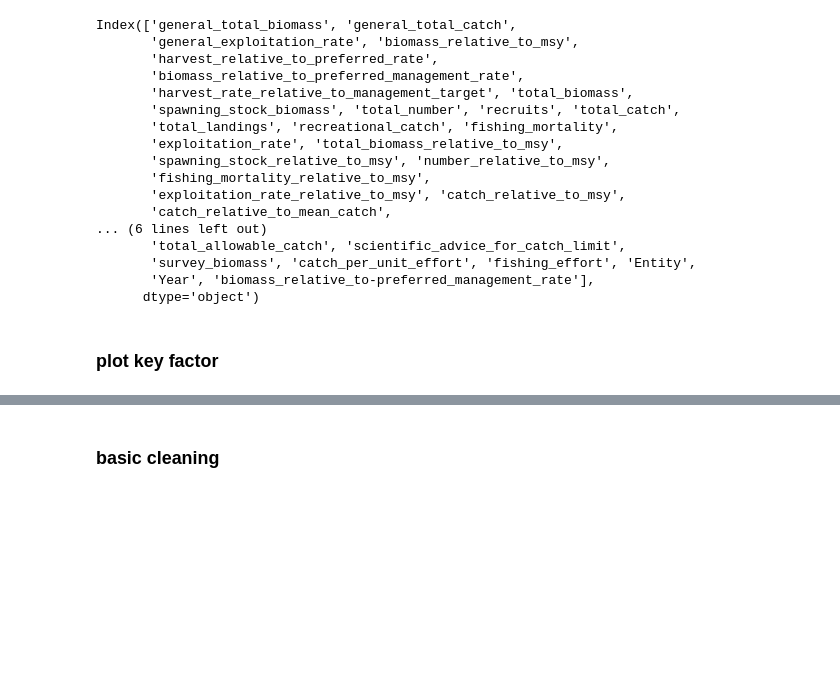
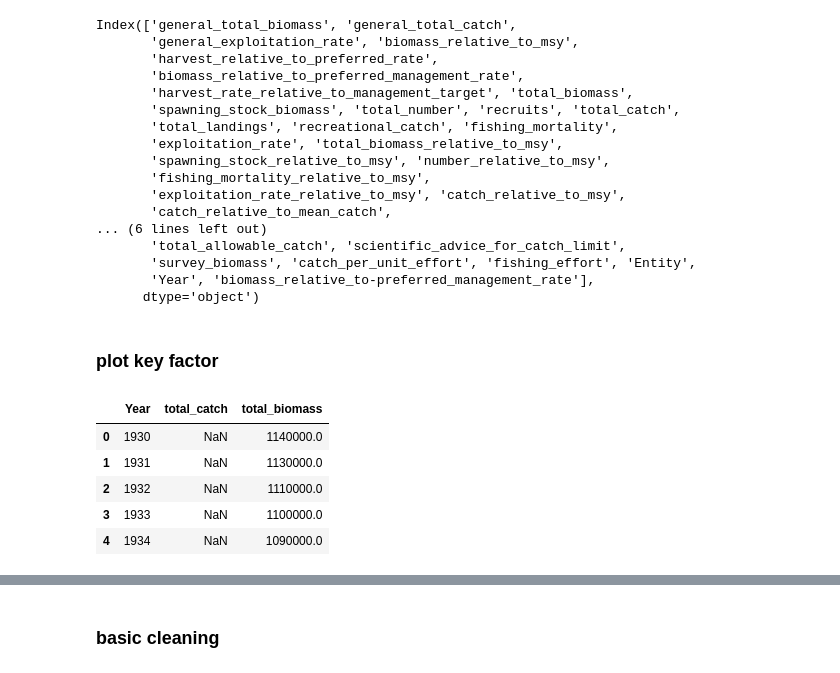
Before and after one commit to diilanofficial2002/Aqua-Biomass-Project, a Jupyter notebook: src/main.ipynb, the cells around one changed output, grey strips where cells are left out. Drawn from its saved outputs; the diff is of its cells as text; code cells hidden in the pictures; blank space fills up the shorter version.

```diff
--- a/src/main.ipynb
+++ b/src/main.ipynb
@@ -53,3 +53,16 @@ Index(['general_total_biomass', 'general_total_catch',
       dtype='object')
 # %% [markdown]
 ### plot key factor
+# %%
+# Ensure key
+key_data = data.copy()
+data = key_data.iloc[:,:]
+
+data[['Year','total_catch','total_biomass']].head()
+# %% [output]
+|  | Year | total_catch | total_biomass |
+| 0 | 1930 | NaN | 1140000.0 |
+| 1 | 1931 | NaN | 1130000.0 |
+| 2 | 1932 | NaN | 1110000.0 |
+| 3 | 1933 | NaN | 1100000.0 |
+| 4 | 1934 | NaN | 1090000.0 |
```
Also changed, not shown: parts of 4 cells of this notebook, 2 other files.
